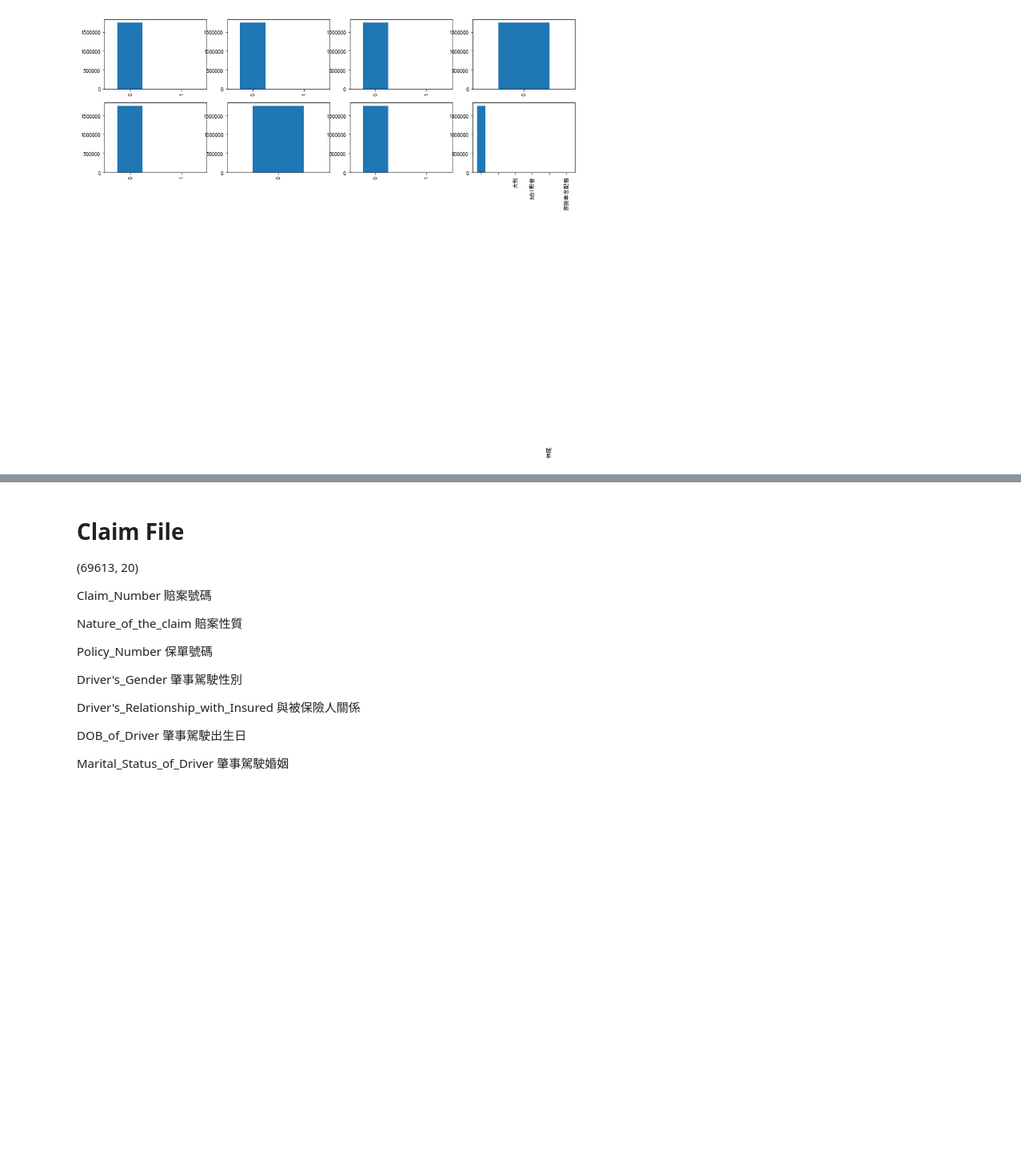
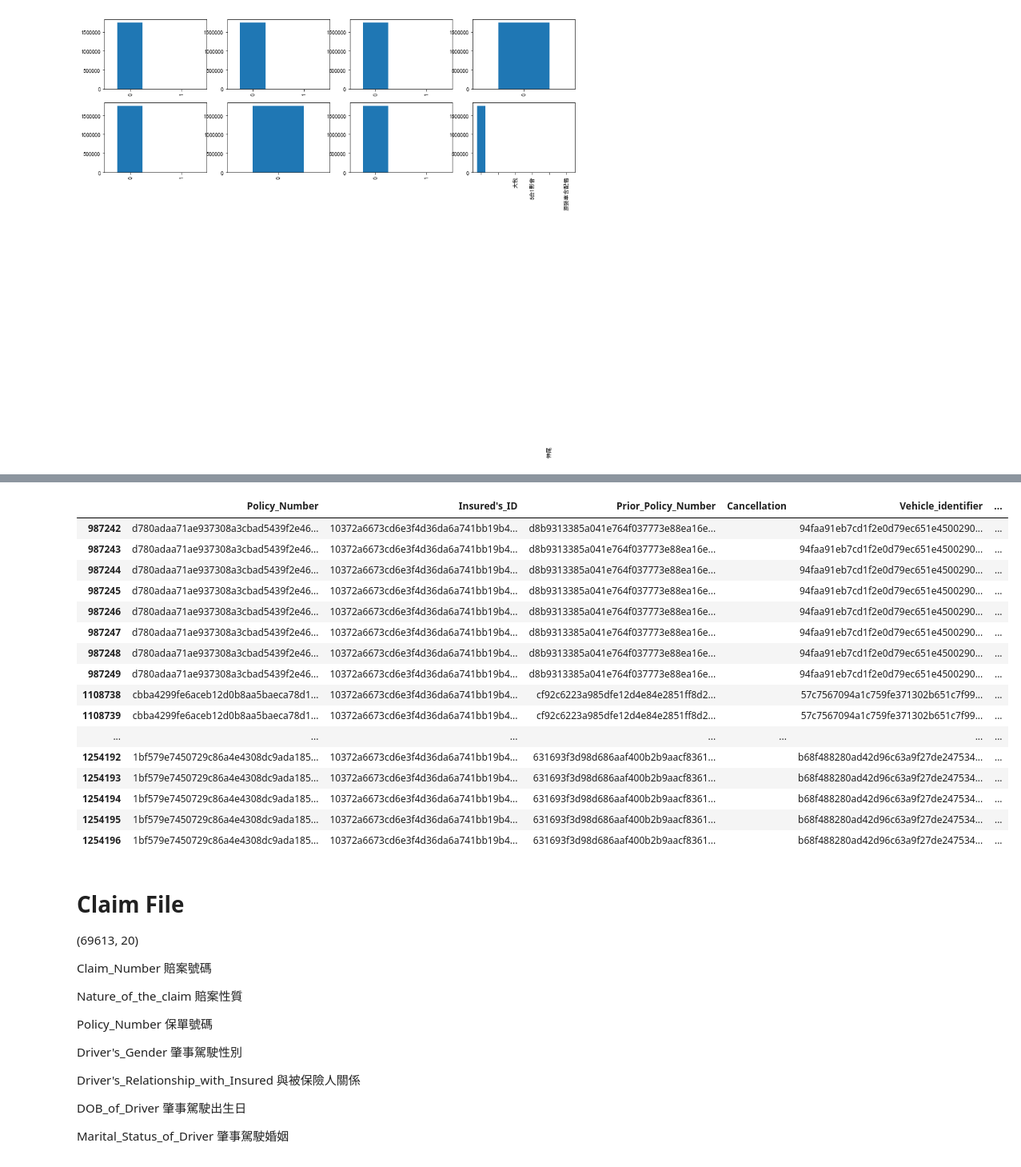
Before and after one commit to taipingeric/tbddd, a Jupyter notebook: EDA.ipynb, the cells around one changed output, grey strips where cells are left out. Shown at 80% size. Cells and saved outputs as stored; diff of their text form; code cells hidden in the pictures; blank space fills up the shorter version.

```diff
--- a/EDA.ipynb
+++ b/EDA.ipynb
@@ -928,3 +994,23 @@ Name: nequipment9, dtype: int64
+# %%
+df_policy[df_policy['Insured\'s_ID'] == '10372a6673cd6e3f4d36da6a741bb19b448a33695']
+# %% [output]
+|  | Policy_Number | Insured's_ID | Prior_Policy_Number | Cancellation | Vehicle_identifier | ... |
+| 987242 | d780adaa71ae937308a3cbad5439f2e46... | 10372a6673cd6e3f4d36da6a741bb19b4... | d8b9313385a041e764f037773e88ea16e... |  | 94faa91eb7cd1f2e0d79ec651e4500290... | ... |
+| 987243 | d780adaa71ae937308a3cbad5439f2e46... | 10372a6673cd6e3f4d36da6a741bb19b4... | d8b9313385a041e764f037773e88ea16e... |  | 94faa91eb7cd1f2e0d79ec651e4500290... | ... |
+| 987244 | d780adaa71ae937308a3cbad5439f2e46... | 10372a6673cd6e3f4d36da6a741bb19b4... | d8b9313385a041e764f037773e88ea16e... |  | 94faa91eb7cd1f2e0d79ec651e4500290... | ... |
+| 987245 | d780adaa71ae937308a3cbad5439f2e46... | 10372a6673cd6e3f4d36da6a741bb19b4... | d8b9313385a041e764f037773e88ea16e... |  | 94faa91eb7cd1f2e0d79ec651e4500290... | ... |
+| 987246 | d780adaa71ae937308a3cbad5439f2e46... | 10372a6673cd6e3f4d36da6a741bb19b4... | d8b9313385a041e764f037773e88ea16e... |  | 94faa91eb7cd1f2e0d79ec651e4500290... | ... |
+| 987247 | d780adaa71ae937308a3cbad5439f2e46... | 10372a6673cd6e3f4d36da6a741bb19b4... | d8b9313385a041e764f037773e88ea16e... |  | 94faa91eb7cd1f2e0d79ec651e4500290... | ... |
+| 987248 | d780adaa71ae937308a3cbad5439f2e46... | 10372a6673cd6e3f4d36da6a741bb19b4... | d8b9313385a041e764f037773e88ea16e... |  | 94faa91eb7cd1f2e0d79ec651e4500290... | ... |
+| 987249 | d780adaa71ae937308a3cbad5439f2e46... | 10372a6673cd6e3f4d36da6a741bb19b4... | d8b9313385a041e764f037773e88ea16e... |  | 94faa91eb7cd1f2e0d79ec651e4500290... | ... |
+| 1108738 | cbba4299fe6aceb12d0b8aa5baeca78d1... | 10372a6673cd6e3f4d36da6a741bb19b4... | cf92c6223a985dfe12d4e84e2851ff8d2... |  | 57c7567094a1c759fe371302b651c7f99... | ... |
+| 1108739 | cbba4299fe6aceb12d0b8aa5baeca78d1... | 10372a6673cd6e3f4d36da6a741bb19b4... | cf92c6223a985dfe12d4e84e2851ff8d2... |  | 57c7567094a1c759fe371302b651c7f99... | ... |
+| ... | ... | ... | ... | ... | ... | ... |
+| 1254192 | 1bf579e7450729c86a4e4308dc9ada185... | 10372a6673cd6e3f4d36da6a741bb19b4... | 631693f3d98d686aaf400b2b9aacf8361... |  | b68f488280ad42d96c63a9f27de247534... | ... |
+| 1254193 | 1bf579e7450729c86a4e4308dc9ada185... | 10372a6673cd6e3f4d36da6a741bb19b4... | 631693f3d98d686aaf400b2b9aacf8361... |  | b68f488280ad42d96c63a9f27de247534... | ... |
+| 1254194 | 1bf579e7450729c86a4e4308dc9ada185... | 10372a6673cd6e3f4d36da6a741bb19b4... | 631693f3d98d686aaf400b2b9aacf8361... |  | b68f488280ad42d96c63a9f27de247534... | ... |
+| 1254195 | 1bf579e7450729c86a4e4308dc9ada185... | 10372a6673cd6e3f4d36da6a741bb19b4... | 631693f3d98d686aaf400b2b9aacf8361... |  | b68f488280ad42d96c63a9f27de247534... | ... |
+| 1254196 | 1bf579e7450729c86a4e4308dc9ada185... | 10372a6673cd6e3f4d36da6a741bb19b4... | 631693f3d98d686aaf400b2b9aacf8361... |  | b68f488280ad42d96c63a9f27de247534... | ... |
 # %%
 ## Summary:
 # '''
```
Also changed, not shown: parts of 6 cells of this notebook.
